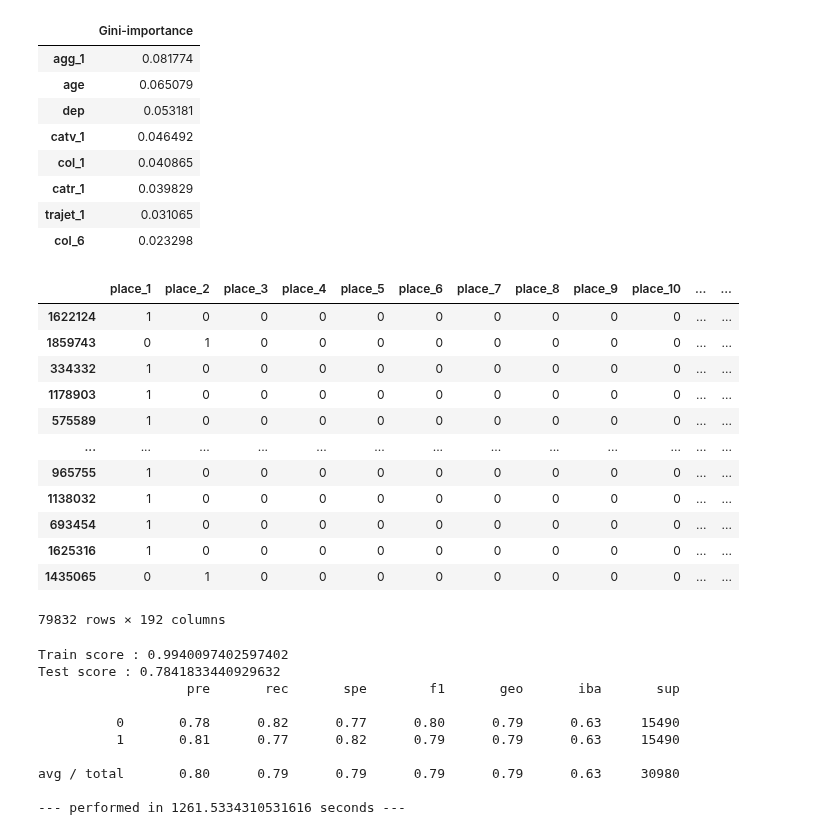
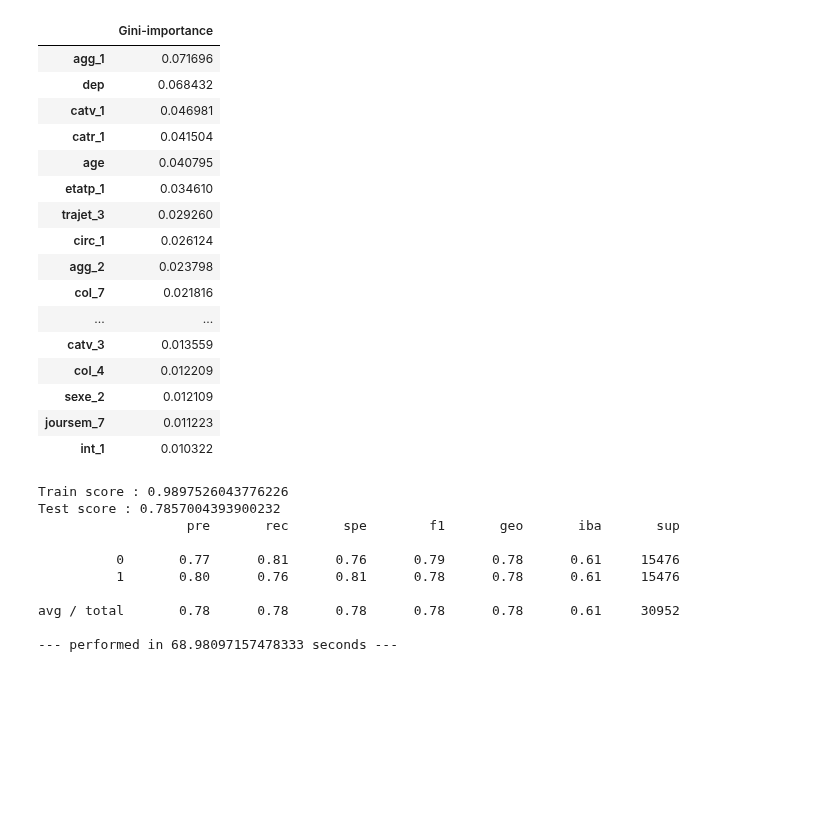
Before and after one commit to nicolascarayon/projet-accidents-routiers, a Jupyter notebook: 02-01-DecisionTree.ipynb, the cells around one changed output. Cells and saved outputs as stored; diff of their text form; code cells hidden in the pictures; blank space fills up the shorter version.

```diff
--- a/02-01-DecisionTree.ipynb
+++ b/02-01-DecisionTree.ipynb
@@ -58,7 +58,7 @@ params = {
     'min_samples_split' : (2,4,6)
 }
 
-grid = GridSearchCV(estimator=model, param_grid=params, cv = 3, n_jobs=-1)
+grid = GridSearchCV(estimator=model, param_grid=params, cv = 3, verbose=10)
 grid.fit(X_train_rs, y_train_rs)
 
 print('Best score  : ', grid.best_score_)
@@ -82,39 +89,30 @@ avg / total       0.79      0.79      0.79      0.79      0.79      0.62     309
 # %%
 feats = {}
 for feature, importance in zip(X_train_oh.columns, grid.best_estimator_.feature_importances_):
     feats[feature] = importance
 
 importances = pd.DataFrame.from_dict(feats, orient='index').rename(columns={0: 'Gini-importance'})
 
 #Affichage des 8 variables les plus importantes
-importances.sort_values(by='Gini-importance', ascending=False).head(8)
+importances.sort_values(by='Gini-importance', ascending=False).head(20)
 # %% [output]
 |  | Gini-importance |
-| agg_1 | 0.081774 |
-| age | 0.065079 |
-| dep | 0.053181 |
-| catv_1 | 0.046492 |
-| col_1 | 0.040865 |
-| catr_1 | 0.039829 |
-| trajet_1 | 0.031065 |
-| col_6 | 0.023298 |
+| agg_1 | 0.071696 |
+| dep | 0.068432 |
+| catv_1 | 0.046981 |
+| catr_1 | 0.041504 |
+| age | 0.040795 |
+| etatp_1 | 0.034610 |
+| trajet_3 | 0.029260 |
+| circ_1 | 0.026124 |
+| agg_2 | 0.023798 |
+| col_7 | 0.021816 |
+| ... | ... |
+| catv_3 | 0.013559 |
+| col_4 | 0.012209 |
+| sexe_2 | 0.012109 |
+| joursem_7 | 0.011223 |
+| int_1 | 0.010322 |
-# %%
-len(grid.best_estimator_.feature_importances_)
-X_train_oh
-# %% [output]
-|  | place_1 | place_2 | place_3 | place_4 | place_5 | place_6 | place_7 | place_8 | place_9 | place_10 | ... | ... |
-| 1622124 | 1 | 0 | 0 | 0 | 0 | 0 | 0 | 0 | 0 | 0 | ... | ... |
-| 1859743 | 0 | 1 | 0 | 0 | 0 | 0 | 0 | 0 | 0 | 0 | ... | ... |
-| 334332 | 1 | 0 | 0 | 0 | 0 | 0 | 0 | 0 | 0 | 0 | ... | ... |
-| 1178903 | 1 | 0 | 0 | 0 | 0 | 0 | 0 | 0 | 0 | 0 | ... | ... |
-| 575589 | 1 | 0 | 0 | 0 | 0 | 0 | 0 | 0 | 0 | 0 | ... | ... |
-| ... | ... | ... | ... | ... | ... | ... | ... | ... | ... | ... | ... | ... |
-| 965755 | 1 | 0 | 0 | 0 | 0 | 0 | 0 | 0 | 0 | 0 | ... | ... |
-| 1138032 | 1 | 0 | 0 | 0 | 0 | 0 | 0 | 0 | 0 | 0 | ... | ... |
-| 693454 | 1 | 0 | 0 | 0 | 0 | 0 | 0 | 0 | 0 | 0 | ... | ... |
-| 1625316 | 1 | 0 | 0 | 0 | 0 | 0 | 0 | 0 | 0 | 0 | ... | ... |
-| 1435065 | 0 | 1 | 0 | 0 | 0 | 0 | 0 | 0 | 0 | 0 | ... | ... |
-79832 rows × 192 columns
 # %%
 from sklearn.tree import DecisionTreeClassifier
 from imblearn.over_sampling import SMOTE
@@ -152,16 +150,16 @@ print(classification_report_imbalanced(y_test_rs, y_pred))
 
 print("--- performed in %s seconds ---" % (time.time() - start_time))
 # %% [output]
-Train score : 0.9940097402597402
-Test score : 0.7841833440929632
+Train score : 0.9897526043776226
+Test score : 0.7857004393900232
                    pre       rec       spe        f1       geo       iba       sup
 
-          0       0.78      0.82      0.77      0.80      0.79      0.63     15490
-          1       0.81      0.77      0.82      0.79      0.79      0.63     15490
+          0       0.77      0.81      0.76      0.79      0.78      0.61     15476
+          1       0.80      0.76      0.81      0.78      0.78      0.61     15476
 
-avg / total       0.80      0.79      0.79      0.79      0.79      0.63     30980
+avg / total       0.78      0.78      0.78      0.78      0.78      0.61     30952
 
---- performed in 1261.5334310531616 seconds ---
+--- performed in 68.98097157478333 seconds ---
 # %%
 from sklearn.tree import DecisionTreeClassifier
 from imblearn.pipeline import Pipeline
```
Also changed, not shown: parts of 3 cells of this notebook, 2 other files.
